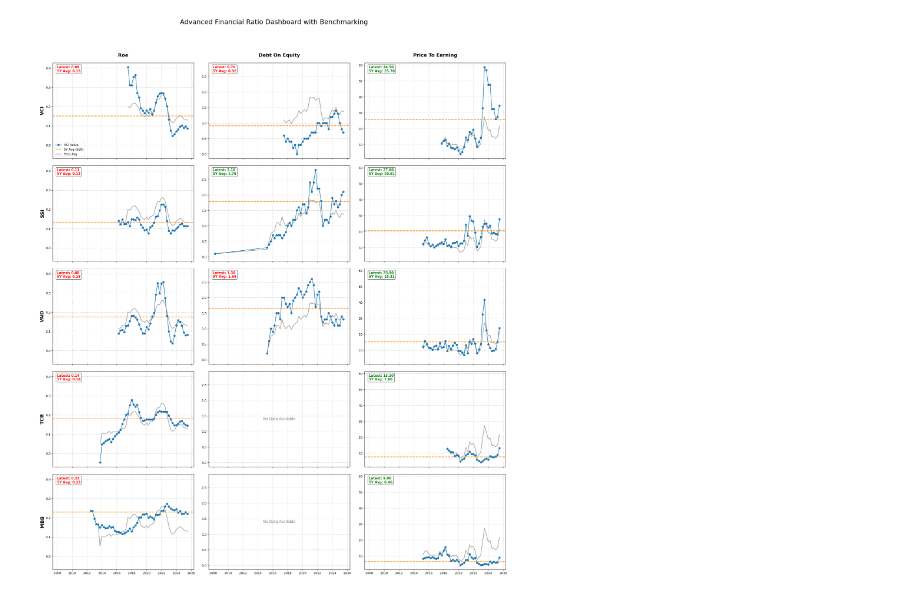
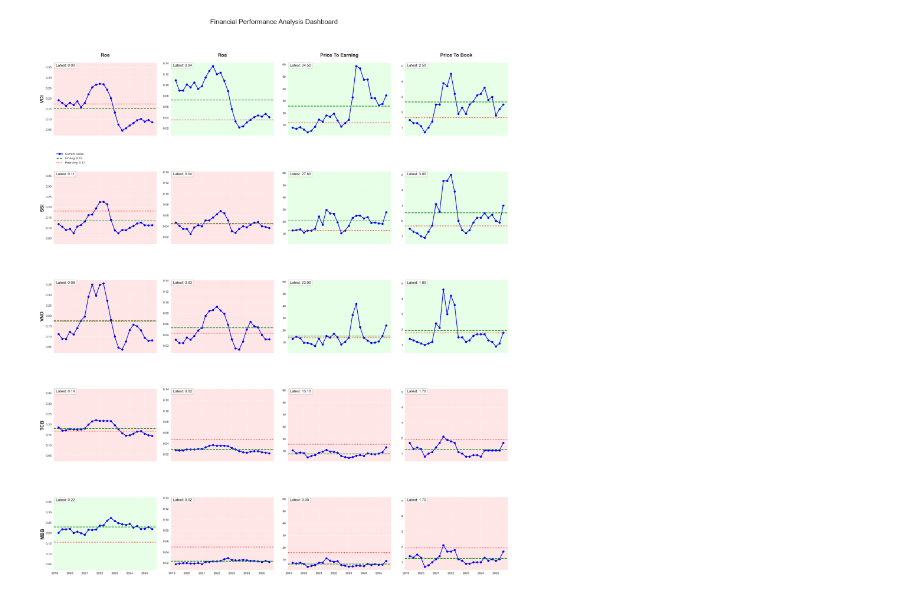
Before and after one commit to AnhQuocVo/Forcast_Analysis_Securities, a Jupyter notebook: Financial_Analysis_ver1.ipynb, the cells around one changed output. Saved outputs shown, nothing was run; the diff lists cells and outputs as text; code cells hidden in the pictures.

```diff
--- a/Financial_Analysis_ver1.ipynb
+++ b/Financial_Analysis_ver1.ipynb
@@ -269,10 +269,10 @@ dtype: int64
 # %%
 # # Aggregate income statement data by ticker and year
-# income_statement_yearly = combined_is.groupby(['ticker', combined_is.index.get_level_values('date').year])[['revenue', 'gross_profit', 'share_holder_income']].sum()
-# income_statement_yearly.index.names = ['ticker', 'year']
+income_statement_yearly = combined_is.groupby(['ticker', combined_is.index.get_level_values('date').year])[['revenue', 'gross_profit', 'share_holder_income']].sum()
+income_statement_yearly.index.names = ['ticker', 'year']
 
 # # Reset index for plotting
-# income_statement_yearly_reset = income_statement_yearly.reset_index()
+income_statement_yearly_reset = income_statement_yearly.reset_index()
 
 # Get unique tickers
 unique_tickers = income_statement_yearly_reset['ticker'].unique()
@@ -477,73 +463,78 @@ plt.show()
 # %%
-# We calculate the average of all tickers for each ratio at each date point.
-peer_averages = combined_ratios.groupby(level='date')[key_ratios].mean()
+# Define the key ratios you want to analyze
+key_ratios = ['roe', 'roa', 'price_to_earning', 'price_to_book']
 
-
-## REVISED LOGIC: Create a single figure with shared Y-axes per column ##
+# Create a figure with subplots arranged by ratios (columns) and companies (rows)
 fig, axes = plt.subplots(
     nrows=len(unique_tickers),
     ncols=len(key_ratios),
     figsize=(22, 5 * len(unique_tickers)),
-    sharex=True,  # All plots share the same date axis
-    sharey='col'  # UPGRADE 2: Each COLUMN shares its Y-axis for true comparison
+    sharex=True,
+    sharey='col'  # Share y-axis within each ratio column for better comparison
 )
-fig.suptitle('Advanced Financial Ratio Dashboard with Benchmarking', fontsize=22, y=1.03)
 
-# Loop through each ticker to create a row
+# Add main title
+fig.suptitle('Financial Performance Analysis Dashboard', fontsize=22, y=1.03)
+
+# Loop through companies and ratios
 for i, ticker in enumerate(unique_tickers):
-    # Loop through each ratio to create a column
     for j, ratio in enumerate(key_ratios):
         ax = axes[i, j]
 
-        # Set row labels (tickers) on the first column
+        # Label companies on the left
         if j == 0:
             ax.set_ylabel(ticker, fontsize=16, weight='bold')
 
-        # Set column headers (ratios) on the first row
+        # Label ratios on top
         if i == 0:
             ax.set_title(ratio.replace('_', ' ').title(), fontsize=16, weight='bold', pad=20)
 
-        # Extract the specific data for this plot
+        # Get data for current company and ratio
         ticker_ratio_data = combined_ratios.loc[ticker, ratio].dropna().sort_index()
 
         if not ticker_ratio_data.empty:
-            # Plot the main ticker data
-            ax.plot(ticker_ratio_data.index, ticker_ratio_data.values, marker='o', linestyle='-', zorder=3, label=f'{ticker} Value')
+            # Plot company's ratio trend
+            ax.plot(ticker_ratio_data.index, ticker_ratio_data.values,
+                   color='blue', marker='o', linestyle='-',
+                   label=f'Current Value', linewidth=2)
 
-            # --- CONTEXTUAL PLOTTING ---
-            # Plot the historical 5-year average as a dashed line
-            five_year_ago = ticker_ratio_data.index.max() - pd.DateOffset(years=5)
-            avg_five_year = ticker_ratio_data[ticker_ratio_data.index >= five_year_ago].mean()
-            ax.axhline(avg_five_year, color='darkorange', linestyle='--', linewidth=2, zorder=2, label='5Y Avg (Self)')
+            # Calculate and plot 5-year average
+            recent_data = ticker_ratio_data[ticker_ratio_data.index >= ticker_ratio_data.index.max() - pd.DateOffset(years=5)]
+            avg_value = recent_data.mean()
+            ax.axhline(avg_value, color='green', linestyle='--',
+                      label=f'5Y Avg: {avg_value:.2f}', linewidth=2)
 
-            # Plot the peer average as a grey line
-            peer_avg_data = peer_averages[ratio].loc[ticker_ratio_data.index]
-            ax.plot(peer_avg_data.index, peer_avg_data.values, color='gray', linestyle='-', linewidth=2, alpha=0.7, zorder=1, label='Peer Avg')
+            # Calculate and plot peer average
+            peer_data = combined_ratios.loc[(slice(None), ticker_ratio_data.index), ratio]
+            peer_data = peer_data[peer_data.index.get_level_values('ticker') != ticker]
+            peer_avg = peer_data.mean()
+            ax.axhline(peer_avg, color='red', linestyle=':',
+                      label=f'Peer Avg: {peer_avg:.2f}', linewidth=2)
 
-            # --- DYNAMIC TEXT & COLOR CODING ---
-            latest_value = ticker_ratio_data.iloc[-1]
+            # Add current value annotation
+            current_value = ticker_ratio_data.iloc[-1]
+            ax.text(0.02, 0.95, f'Latest: {current_value:.2f}',
+                   transform=ax.transAxes, fontsize=12,
+                   bbox=dict(facecolor='white', alpha=0.8))
 
-            # UPGRADE 3: Set color based on performance vs. average
-            performance_color = 'green' if latest_value >= avg_five_year else 'red'
-
-            # Add text with performance color
-            info_text = f"Latest: {latest_value:.2f}\n5Y Avg: {avg_five_year:.2f}"
-            ax.text(0.03, 0.97, info_text, ha='left', va='top', transform=ax.transAxes,
-                    fontsize=11, fontweight='bold', color=performance_color,
-                    bbox=dict(boxstyle="round,pad=0.3", facecolor='white', alpha=0.7))
+            # Highlight if performance is above/below peer average
+            if current_value > peer_avg:
+                ax.set_facecolor('#e6ffe6')  # Light green
+            elif current_value < peer_avg:
+                ax.set_facecolor('#ffe6e6')  # Light red
 
         else:
-            # Handle cases with no data
-            ax.text(0.5, 0.5, 'No Data Available', ha='center', va='center',
-                      transform=ax.transAxes, fontsize=12, color='gray')
+            ax.text(0.5, 0.5, 'No Data Available',
+                   ha='center', va='center',
+                   transform=ax.transAxes,
+                   fontsize=12, color='gray')
 
         ax.grid(True, linestyle='--', alpha=0.6)
-        if i == 0 and j == 0: # Add legend only to the first plot to avoid clutter
-            ax.legend(loc='lower left', fontsize=10)
+        if i == 0 and j == 0:  # Legend only on first plot
+            ax.legend(loc='upper left', bbox_to_anchor=(0, -0.2))
 
-# Final layout adjustments
 plt.tight_layout(pad=2.0)
-plt.subplots_adjust(top=0.95) # Adjust for suptitle
+plt.subplots_adjust(top=0.95)
 plt.show()
 # %% [output]
-[figure, old version]
+[figure, new version]
```
Also changed, not shown: parts of 33 cells of this notebook, 2 other files.
